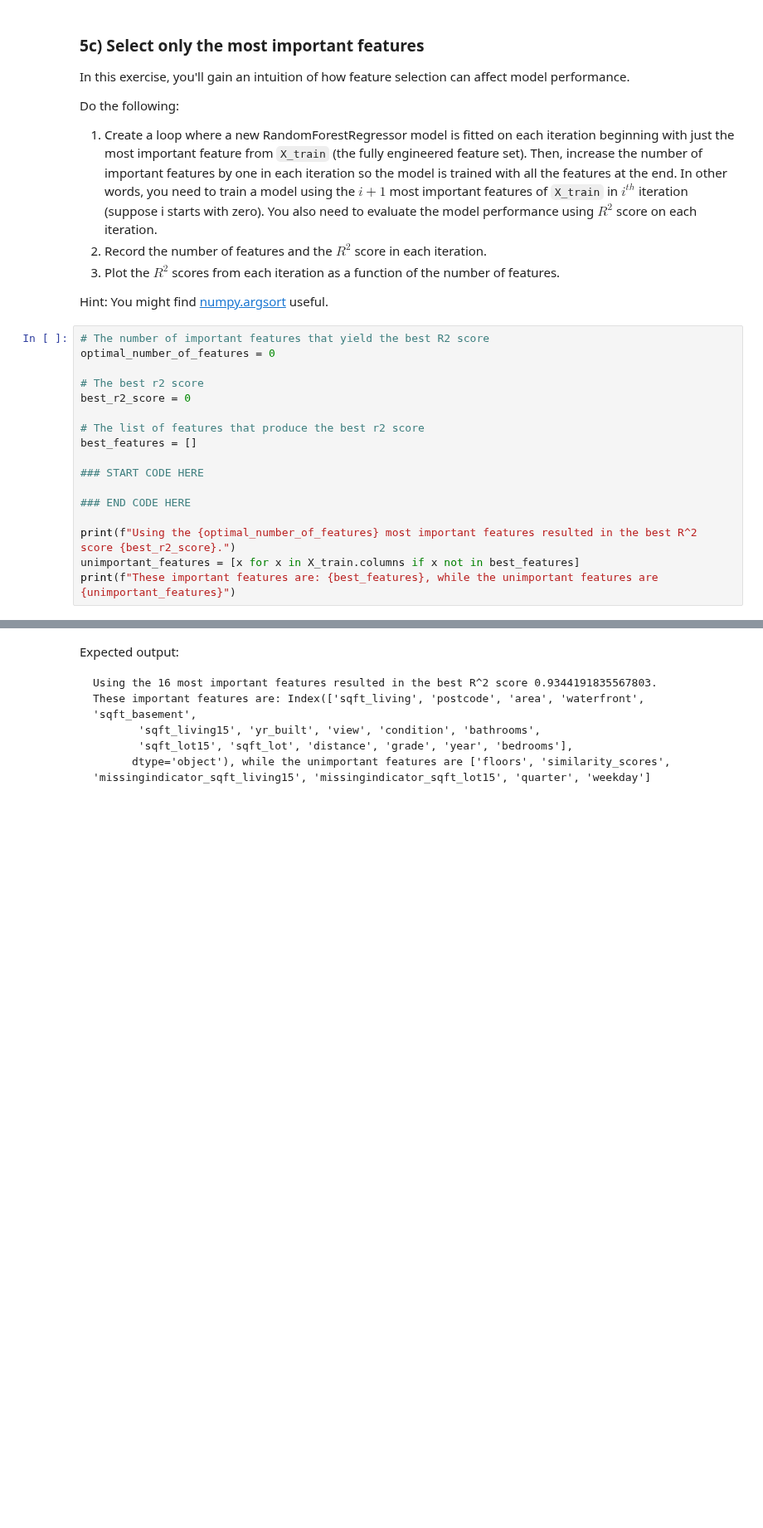
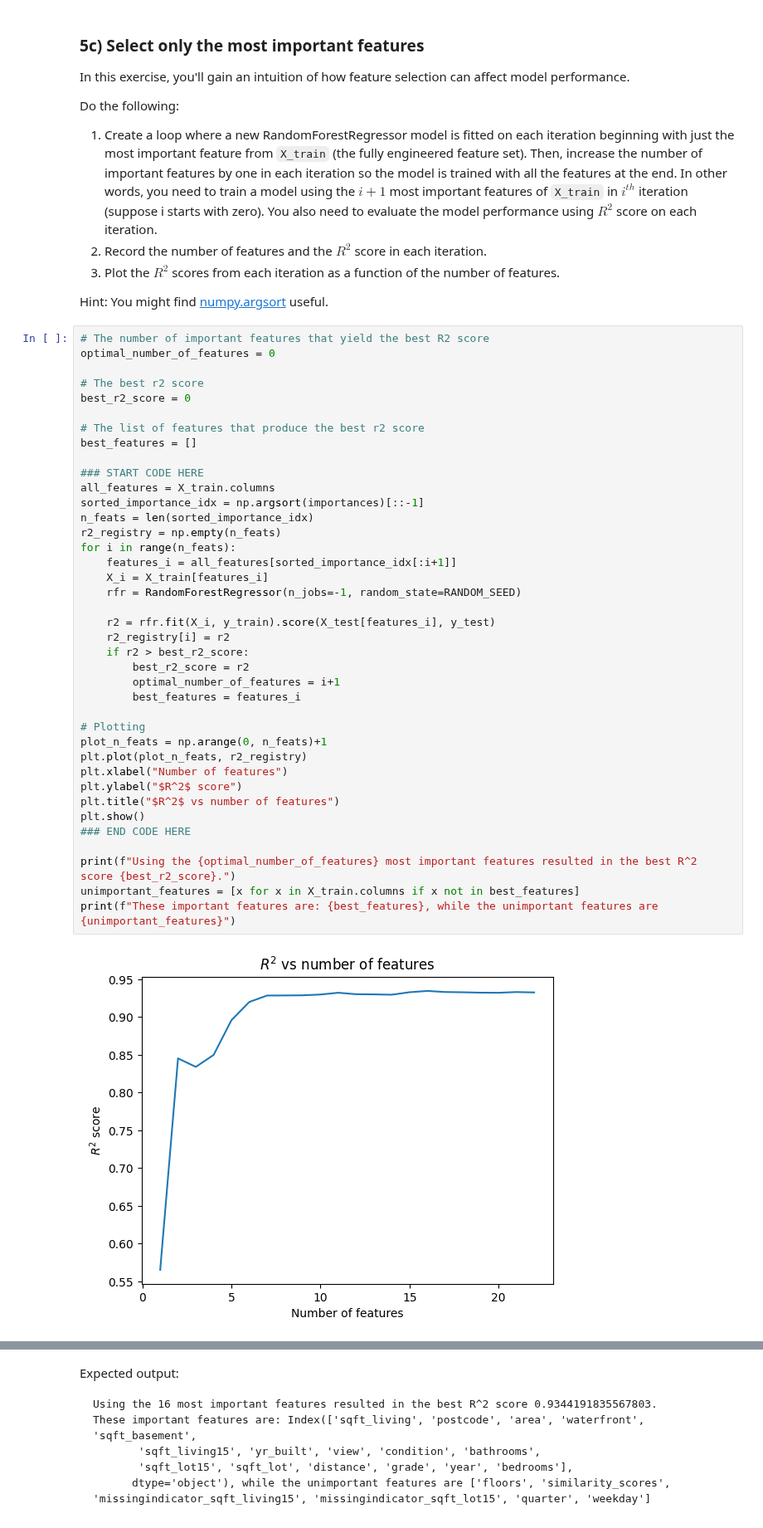
Before and after one commit to vyeoms/assignments, a Jupyter notebook: mlops/set2/week2_assignment.ipynb, the cells around one changed output, grey strips where cells are left out. Shown at 83% size. Saved outputs shown, nothing was run; the diff lists cells and outputs as text; blank space fills up the shorter version.

```diff
--- a/mlops/set2/week2_assignment.ipynb
+++ b/mlops/set2/week2_assignment.ipynb
@@ -1313,17 +1336,41 @@ Hint: You might find [numpy.argsort](https://numpy.org/doc/1.23/reference/genera
 # %%
 # The number of important features that yield the best R2 score
 optimal_number_of_features = 0
 
 # The best r2 score
 best_r2_score = 0
 
 # The list of features that produce the best r2 score
 best_features = []
 
 ### START CODE HERE
+all_features = X_train.columns
+sorted_importance_idx = np.argsort(importances)[::-1]
+n_feats = len(sorted_importance_idx)
+r2_registry = np.empty(n_feats)
+for i in range(n_feats):
+    features_i = all_features[sorted_importance_idx[:i+1]]
+    X_i = X_train[features_i]
+    rfr = RandomForestRegressor(n_jobs=-1, random_state=RANDOM_SEED)
 
+    r2 = rfr.fit(X_i, y_train).score(X_test[features_i], y_test)
+    r2_registry[i] = r2
+    if r2 > best_r2_score:
+        best_r2_score = r2
+        optimal_number_of_features = i+1
+        best_features = features_i
+
+# Plotting
+plot_n_feats = np.arange(0, n_feats)+1
+plt.plot(plot_n_feats, r2_registry)
+plt.xlabel("Number of features")
+plt.ylabel("$R^2$ score")
+plt.title("$R^2$ vs number of features")
+plt.show()
 ### END CODE HERE
 
 print(f"Using the {optimal_number_of_features} most important features resulted in the best R^2 score {best_r2_score}.")
 unimportant_features = [x for x in X_train.columns if x not in best_features]
 print(f"These important features are: {best_features}, while the unimportant features are {unimportant_features}")
+# %% [output]
+[figure, added]
```
Also changed, not shown: parts of 10 cells of this notebook, 1 other file.
